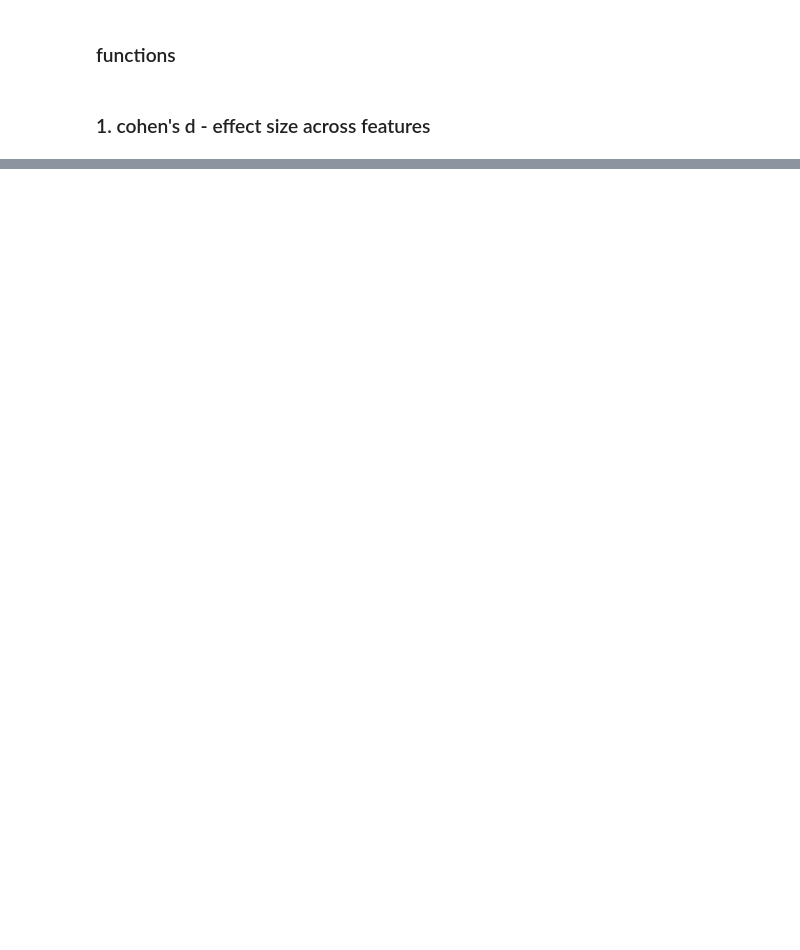
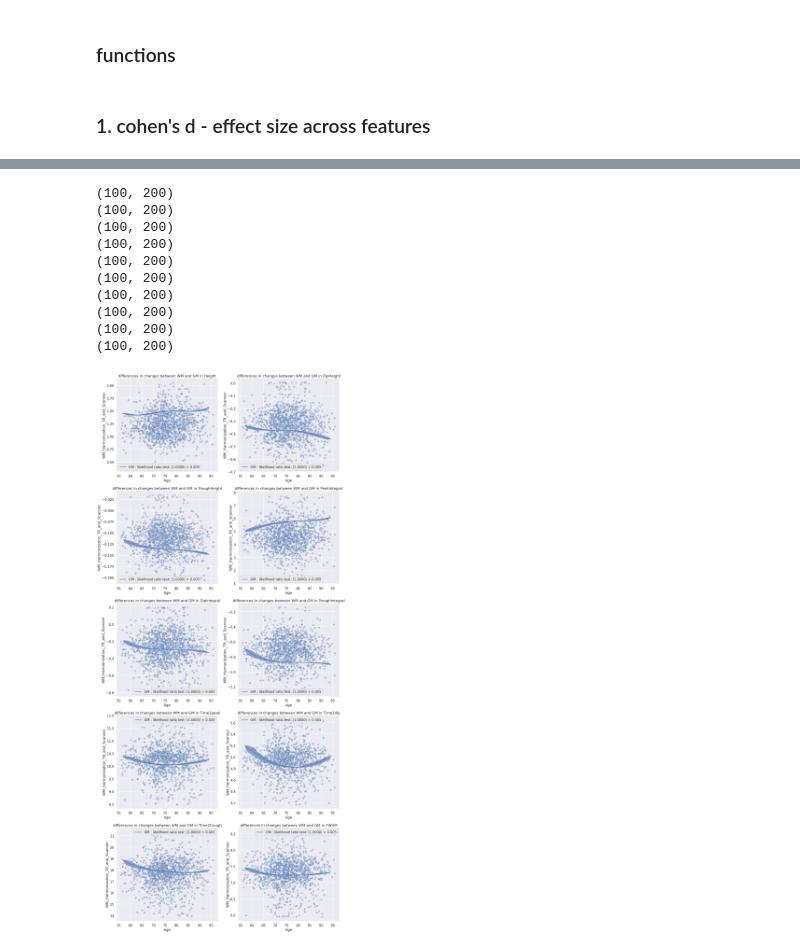
Before and after one commit to MASILab/rsHRF, a Jupyter notebook: src/py/scanner_effects.ipynb, the cells around one changed output, grey strips where cells are left out. Saved outputs shown, nothing was run; the diff lists cells and outputs as text; code cells hidden in the pictures; blank space fills up the shorter version.

```diff
--- a/src/py/scanner_effects.ipynb
+++ b/src/py/scanner_effects.ipynb
@@ -383,0 +509,70 @@ Text(0, 0.5, 'PeakIntegral')
+# %%
+# pal = sns.color_palette() ## 0,1 -- 3,4 -- light-dark
+plt.figure(figsize=(20,50))
+for i in range(10):
+    feature = params[i]
+    file = filedir + feature + '.csv'
+    df = pd.read_csv(file)
+    # df = df.loc[df['TR'] ==0.607]
+
+    df, _ = remove_outlier(df, 'WM_Harmonization_TR_and_Scanner')
+
+
+    df = df.sort_values('Age')
+
+    plt.subplot(5,2,i+1)
+    tit = "differences in changes between WM and GM in {}".format(feature)
+    plt.title(tit)
+
+    # df = create_indicator(df)
+    # print(df)
+
+    # m_cub, m_reg  = model_2(df, 'Age', 'Value_Harmonized', [], knots=77, threshold=0.005)
+    # x_lim = sorted(df['Age'])
+    # x_lim = x_lim[::10]
+
+    # t_lim = df['Tissu']
+    # t_lim = t_lim[::10]
+
+    m_cub, m_reg, t  = model_1(df, 'Age', 'GM', [], knots=77, threshold=0.005)
+    bs_replicates, out_x  = bootstrap(df,m_cub, 100, 200)
+    size_bs= np.shape(bs_replicates)
+
+    print(size_bs)
+    # fit = m_cub.predict(dmatrix("indicator*bs(Age, knots =(k,), degree=3)", {"Age": x_lim, "k":77, 'indicator':t_lim}, return_type = 'dataframe'))
+    # print(x_lim, fit)
+    # sns.lineplot(x=x_lim, y=fit)
+
+    c1 = np.zeros((size_bs[1],))
+    c2 = np.zeros((size_bs[1],))
+    c_mean = np.zeros((size_bs[1],))
+    axis_x  = np.zeros((size_bs[1],))
+
+    for k in range(size_bs[1]):
+        c1[k] = np.percentile(bs_replicates[:,k], [5])
+        c2[k] = np.percentile(bs_replicates[:,k], [95])
+        c_mean[k] = np.mean(bs_replicates[:, k])
+        axis_x[k] =np.mean(out_x[:, k])
+
+    sns.lineplot(x=axis_x, y=c_mean, label="{} : {}".format('GM', result), color = pal[0])
+
+    plt.fill_between(axis_x, c1,c2, color=pal[0], alpha=0.6)
+    sns.scatterplot(x = 'Age', y=col_t, data=df, color=pal[0], alpha=0.4)
+    idx_color +=1
+
+
+
+    plt.xlabel('Age')
+    plt.legend()
+# %% [output]
+(100, 200)
+(100, 200)
+(100, 200)
+(100, 200)
+(100, 200)
+(100, 200)
+(100, 200)
+(100, 200)
+(100, 200)
+(100, 200)
+[figure, added]
```
Also changed, not shown: parts of 31 cells of this notebook, 1 other file.
